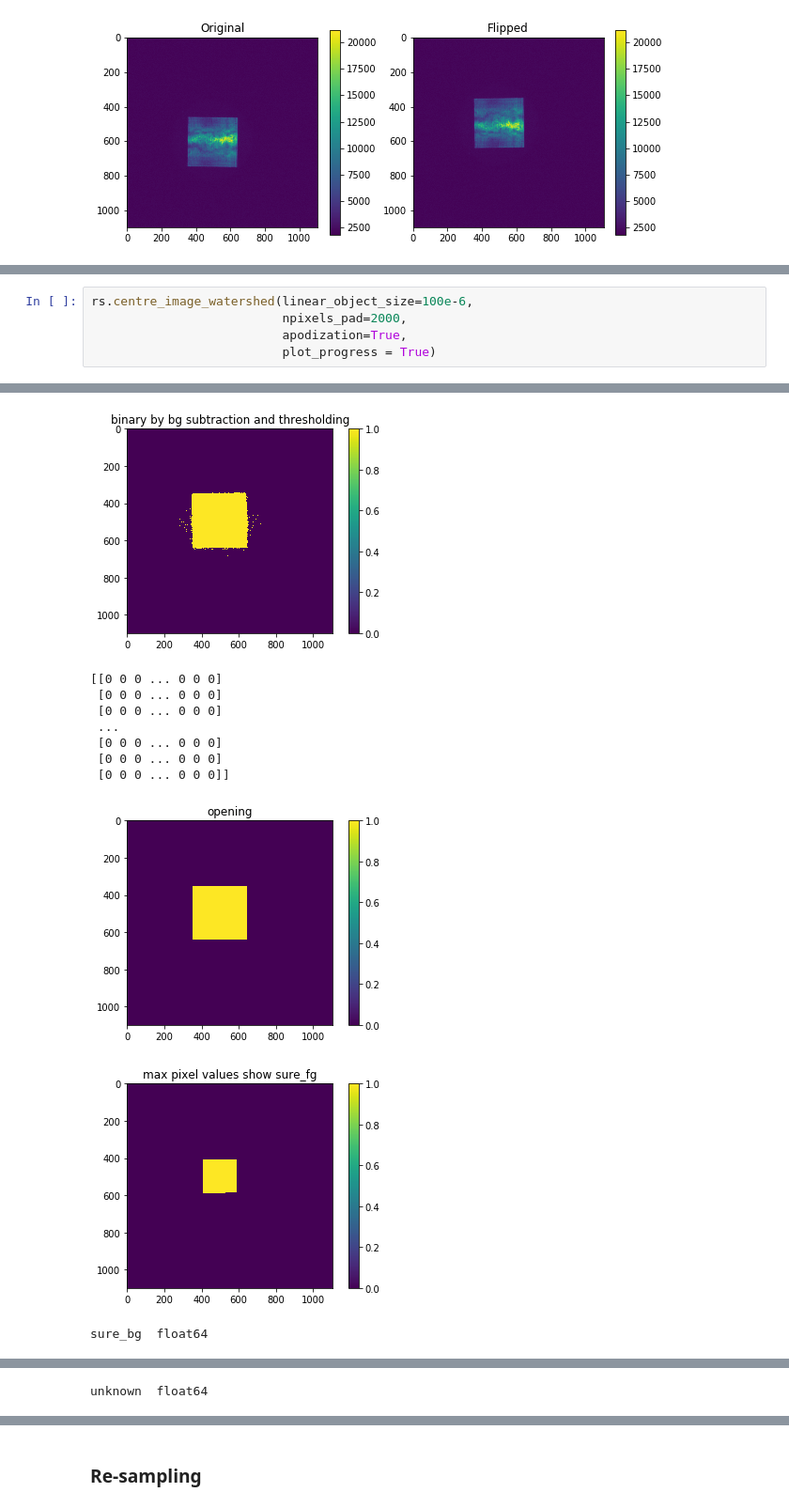
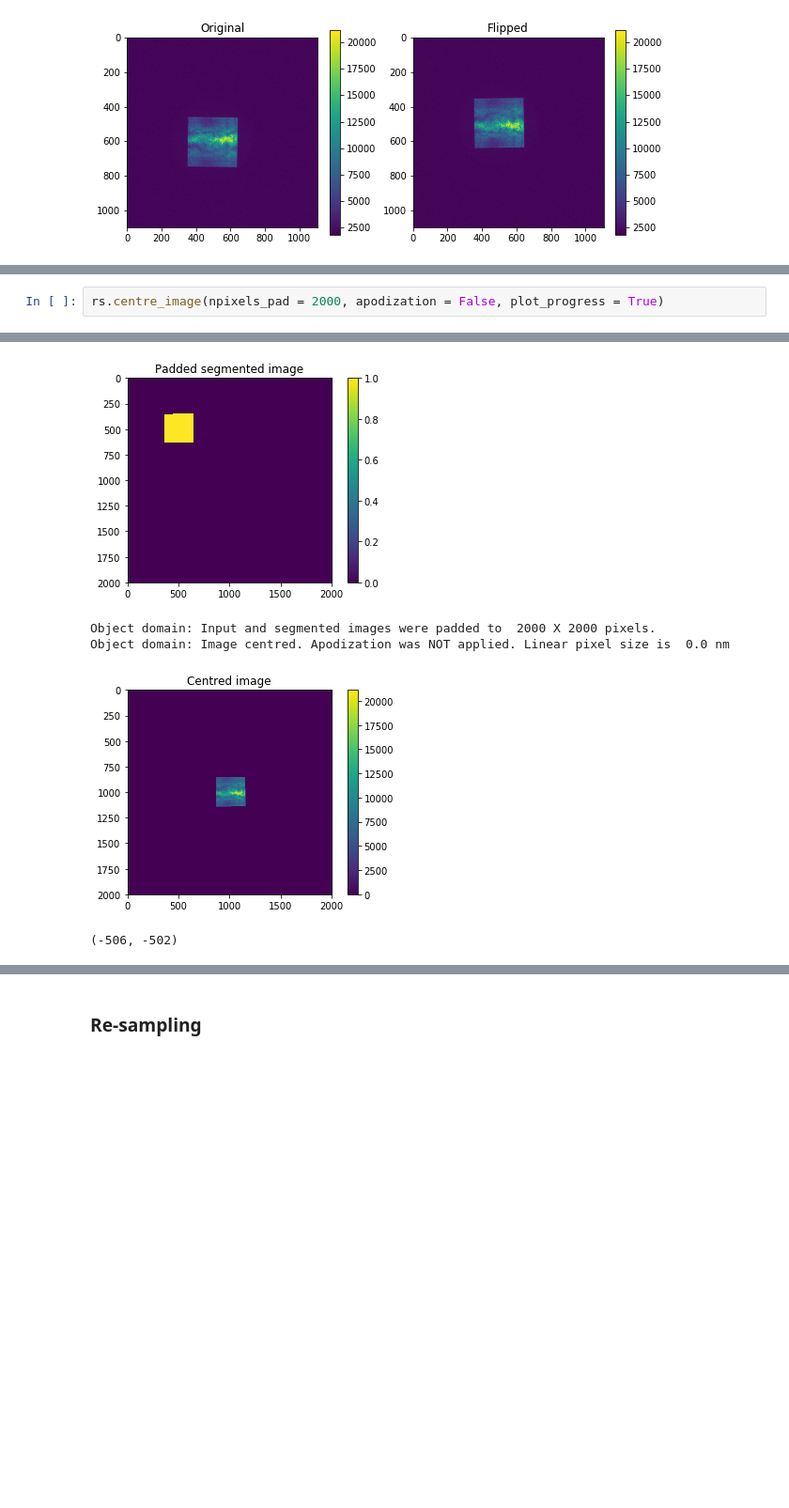
Before and after one commit to pkliui/PhaseRetrieval, a Jupyter notebook: docs/PhaseRetrieval.ipynb, the cells around one changed output, grey strips where cells are left out. Shown at 94% size. Saved outputs shown, nothing was run; the diff lists cells and outputs as text; blank space fills up the shorter version.

Commit message:
updated documentation for watershed segmentation

```diff
--- a/docs/PhaseRetrieval.ipynb
+++ b/docs/PhaseRetrieval.ipynb
@@ -237,6 +429,3 @@ Note that typically distance transform is computed for binary images. This is be
 # %%
-rs.centre_image_watershed(linear_object_size=100e-6,
-                          npixels_pad=2000,
-                          apodization=True,
-                          plot_progress = True)
+rs.centre_image(npixels_pad = 2000, apodization = False, plot_progress = True)
 # %% [output]
@@ -244,11 +433,5 @@ rs.centre_image_watershed(linear_object_size=100e-6,
-[figure, old version]
+[figure, new version]
-[[0 0 0 ... 0 0 0]
- [0 0 0 ... 0 0 0]
- [0 0 0 ... 0 0 0]
- ...
- [0 0 0 ... 0 0 0]
- [0 0 0 ... 0 0 0]
- [0 0 0 ... 0 0 0]]
+Object domain: Input and segmented images were padded to  2000 X 2000 pixels.
+Object domain: Image centred. Apodization was NOT applied. Linear pixel size is  0.0 nm
-[figure, old version]
+[figure, new version]
-[figure, removed]
-sure_bg  float64
+(-506, -502)
@@ -256 +437,0 @@ sure_bg  float64
-unknown  float64
```
Also changed, not shown: parts of 61 cells of this notebook.
